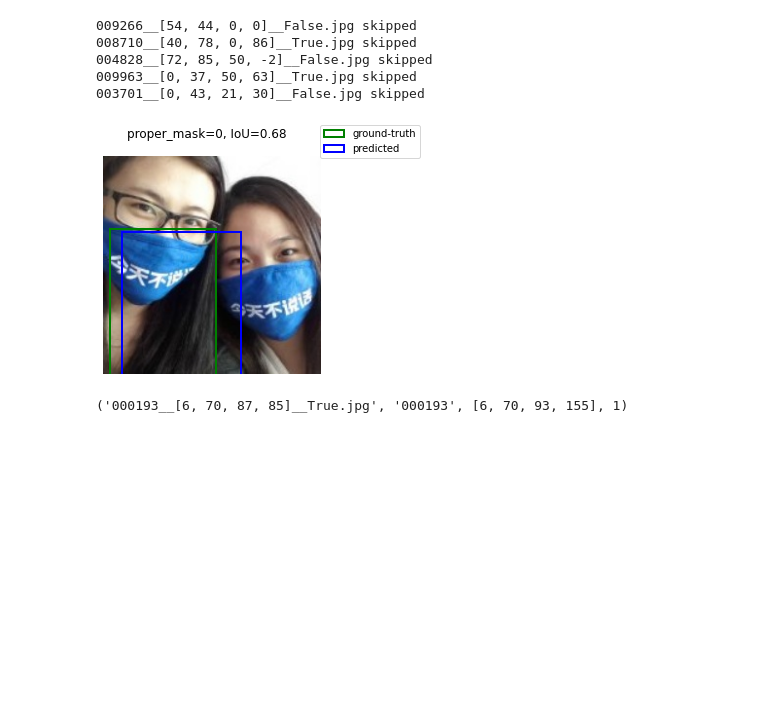
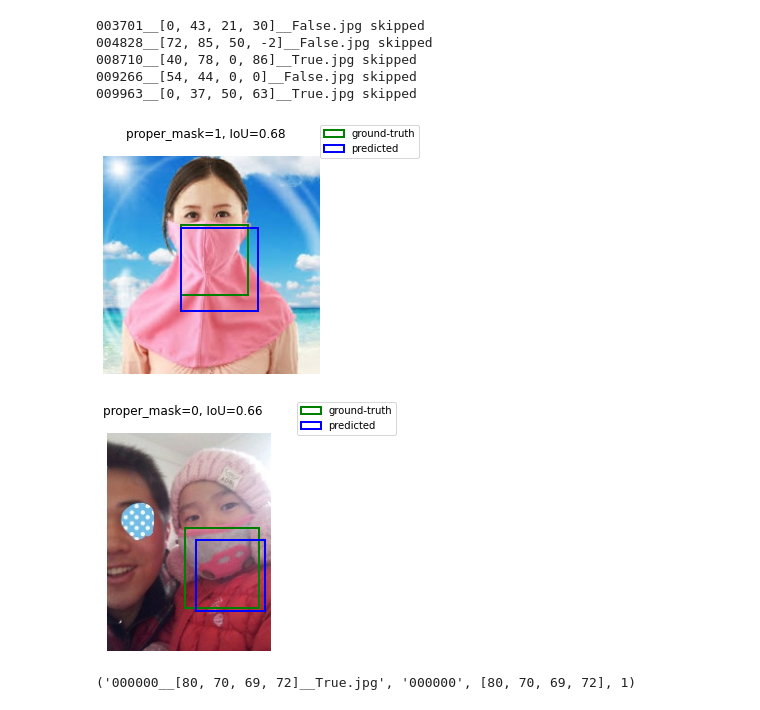
Before and after one commit to shanipa/Covid_Mask_Detection, a Jupyter notebook: Untitled.ipynb, the cells around one changed output. Saved outputs shown, nothing was run; the diff lists cells and outputs as text; code cells hidden in the pictures; blank space fills up the shorter version.

```diff
--- a/Untitled.ipynb
+++ b/Untitled.ipynb
@@ -61,7 +42,7 @@ def parse_images_and_bboxes(image_dir):
     :param image_dir: Path to directory with images.
     :return: A list with (filename, image_id, bbox, proper_mask) for every image in the image_dir.
     """
-    example_filenames = os.listdir(image_dir)
+    example_filenames = sorted(os.listdir(image_dir))
     data = []
     for filename in example_filenames:
         if filename.endswith(".jpg"):
@@ -70,9 +51,9 @@ def parse_images_and_bboxes(image_dir):
             if any(cord <= 0 for cord in bbox):
                 print(f"{filename} skipped")
                 continue
-            bbox = [bbox[0], bbox[1],bbox[0]+bbox[2], bbox[1]+bbox[3]]
             proper_mask = 1 if proper_mask.lower() == "true" else 0
             data.append((filename, image_id, bbox, proper_mask))
+    print("data length:", len(data))
     return data
 
 
@@ -105,7 +86,7 @@ def show_images_and_bboxes(data, image_dir):
         # Load image
         im = cv2.imread(os.path.join(image_dir, filename))
         # BGR to RGB
-        im = pad_image(im[:, :, ::-1])
+        im = im[:, :, ::-1]
         # Ground truth bbox
         x1, y1, w1, h1 = bbox
         # Predicted bbox
@@ -127,6 +108,7 @@ def show_images_and_bboxes(data, image_dir):
         plt.show()
 
 
+
 def random_bbox_predict(bbox):
     """
     Randomly predicts a bounding box given a ground truth bounding box.
@@ -136,39 +118,38 @@ def random_bbox_predict(bbox):
     """
     return [x + np.random.randint(-15, 15) for x in bbox]
 
-def pad_image(cv_im, desired_size=224):
-    old_size = cv_im.shape[:2]
-#     ratio = float(desired_size)/max(old_size)
-#     new_size = tuple([int(x*ratio) for x in old_size])
-
-#     # new_size should be in (width, height) format
-
-#     im = cv2.resize(cv_im, (new_size[1], new_size[0]))
+def pad_image(im, desired_size=224):
+    old_size = im.size
+#     old_size = cv_im.shape[:2]
 
     delta_w = desired_size - old_size[1]
     delta_h = desired_size - old_size[0]
-    top, bottom = 0, delta_h
-    left, right = 0, delta_w
+#     padding = (delta_w//2, delta_h//2, delta_w-(delta_w//2), delta_h-(delta_h//2))
+    padding = (0, 0, delta_h, delta_w)
+    new_im = ImageOps.expand(im, padding)
 
-    color = [0, 0, 0]
-    new_im = cv2.copyMakeBorder(cv_im, top, bottom, left, right, cv2.BORDER_CONSTANT,
-        value=color)
+#     top, bottom = 0, delta_h
+#     left, right = 0, delta_w
 
+#     color = [0, 0, 0]
+#     new_im = cv2.copyMakeBorder(cv_im, top, bottom, left, right, cv2.BORDER_CONSTANT,
+#         value=color)
     return new_im
 # %%
 dir = "train"
 data = parse_images_and_bboxes(dir)
-show_images_and_bboxes(data[5:6],dir)
+show_images_and_bboxes(data[0:2],dir)
 # %% [output]
+003701__[0, 43, 21, 30]__False.jpg skipped
+004828__[72, 85, 50, -2]__False.jpg skipped
+008710__[40, 78, 0, 86]__True.jpg skipped
 009266__[54, 44, 0, 0]__False.jpg skipped
-008710__[40, 78, 0, 86]__True.jpg skipped
-004828__[72, 85, 50, -2]__False.jpg skipped
 009963__[0, 37, 50, 63]__True.jpg skipped
-003701__[0, 43, 21, 30]__False.jpg skipped
-[figure, old version]
+[figure, new version]
+[figure, added]
 # %%
 data[0]
 # %% [output]
-('000193__[6, 70, 87, 85]__True.jpg', '000193', [6, 70, 93, 155], 1)
+('000000__[80, 70, 69, 72]__True.jpg', '000000', [80, 70, 69, 72], 1)
 # %%
 class MasksDataset(torch.utils.data.Dataset):
```
Also changed, not shown: parts of 12 cells of this notebook, 12 other files.
